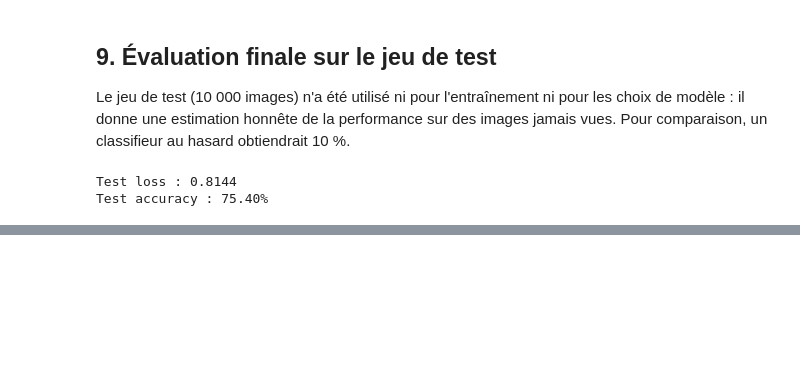
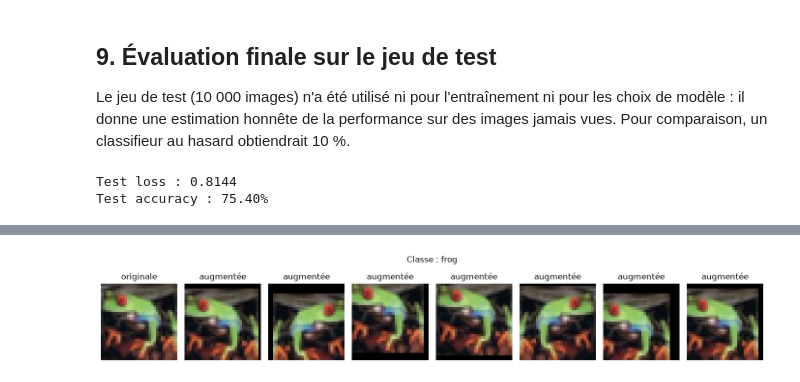
Before and after one commit to QuentinNosmas/ResidualNetworkCifar10, a Jupyter notebook: CNN.ipynb, the cells around one changed output, grey strips where cells are left out. Saved outputs shown, nothing was run; the diff lists cells and outputs as text; code cells hidden in the pictures; blank space fills up the shorter version.

Commit message:
data augmentation

```diff
--- a/CNN.ipynb
+++ b/CNN.ipynb
@@ -314,0 +335,21 @@ Test accuracy : 75.40%
+# %%
+from torch.utils.data import Subset
+
+# Transformations du train AVEC augmentation (les augmentations s'appliquent sur l'image PIL, avant ToTensor)
+train_transform_aug = transforms.Compose([
+    transforms.RandomCrop(32, padding=4),                # ajoute 4 pixels noirs autour (40x40) puis recadre 32x32 au hasard -> petite translation
+    transforms.RandomHorizontalFlip(),                   # miroir gauche-droite avec probabilité 0.5
+    transforms.ToTensor(),
+    transforms.Normalize(mean.tolist(), std.tolist()),   # même normalisation qu'avant
+])
+
+# train_set et val_set (section 3) sont deux "vues" du même full_train_set :
+# changer full_train_set.transform modifierait AUSSI la validation. On crée donc un second dataset
+# avec la transform augmentée, et on en garde exactement les mêmes 45 000 indices que train_set.
+full_train_set_aug = torchvision.datasets.CIFAR10(root=DATA_DIR, train=True, download=False, transform=train_transform_aug)
+train_set_aug = Subset(full_train_set_aug, train_set.indices)
+
+train_loader_aug = DataLoader(train_set_aug, batch_size=BATCH_SIZE, shuffle=True, num_workers=2)
+# val_loader et test_loader restent inchangés (pas d'augmentation)
+
+print('Train augmenté :', len(train_set_aug), 'images,', len(train_loader_aug), 'batchs')
@@ -314,0 +362,18 @@ Test accuracy : 75.40%
+# %%
+img_pil, label = train_raw[train_set.indices[0]]  # image brute (PIL, non normalisée) d'une image du train
+
+fig, axes = plt.subplots(1, 8, figsize=(14, 2.5))
+axes[0].imshow(img_pil)
+axes[0].set_title('originale')
+for ax in axes[1:]:
+    img = train_transform_aug(img_pil)                  # nouveau tirage aléatoire à chaque appel
+    img = img.permute(1, 2, 0).numpy() * std + mean     # (C, H, W) -> (H, W, C) puis dénormalisation
+    ax.imshow(np.clip(img, 0, 1))
+    ax.set_title('augmentée')
+for ax in axes:
+    ax.axis('off')
+fig.suptitle(f'Classe : {classes[label]}')
+plt.tight_layout()
+plt.show()
+# %% [output]
+[figure, added]
```
Also changed, not shown: parts of 10 cells of this notebook.
